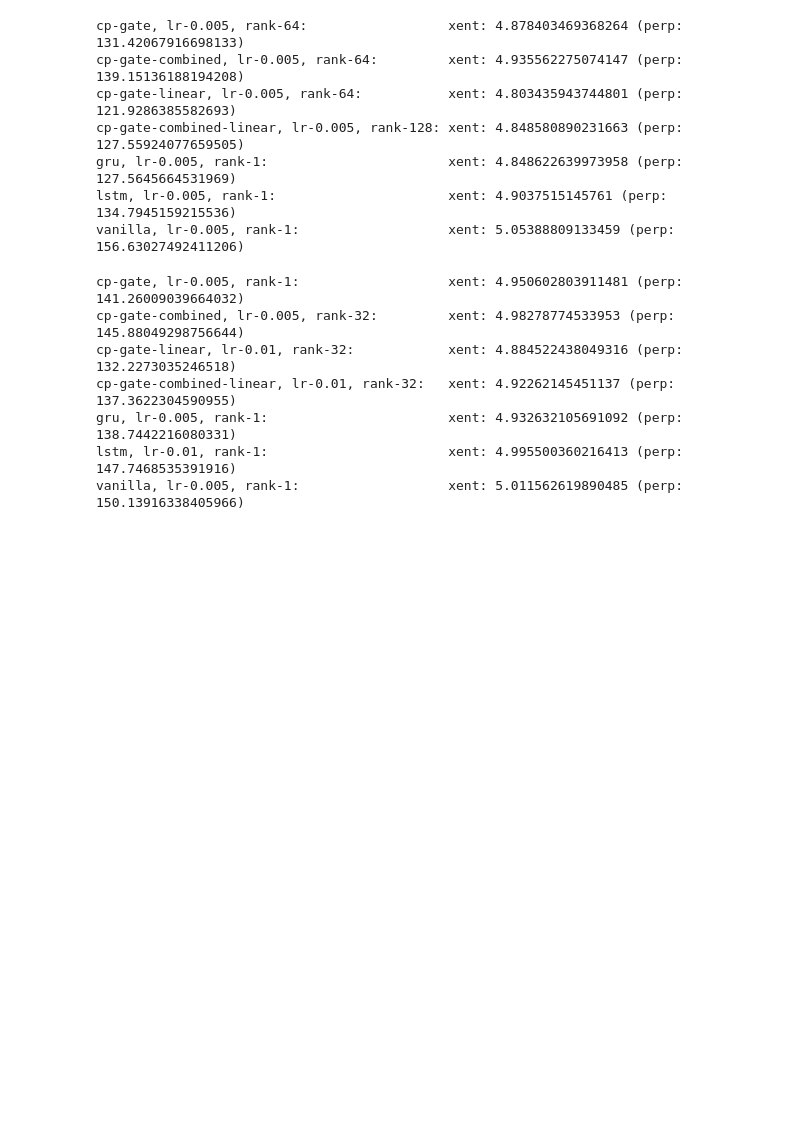
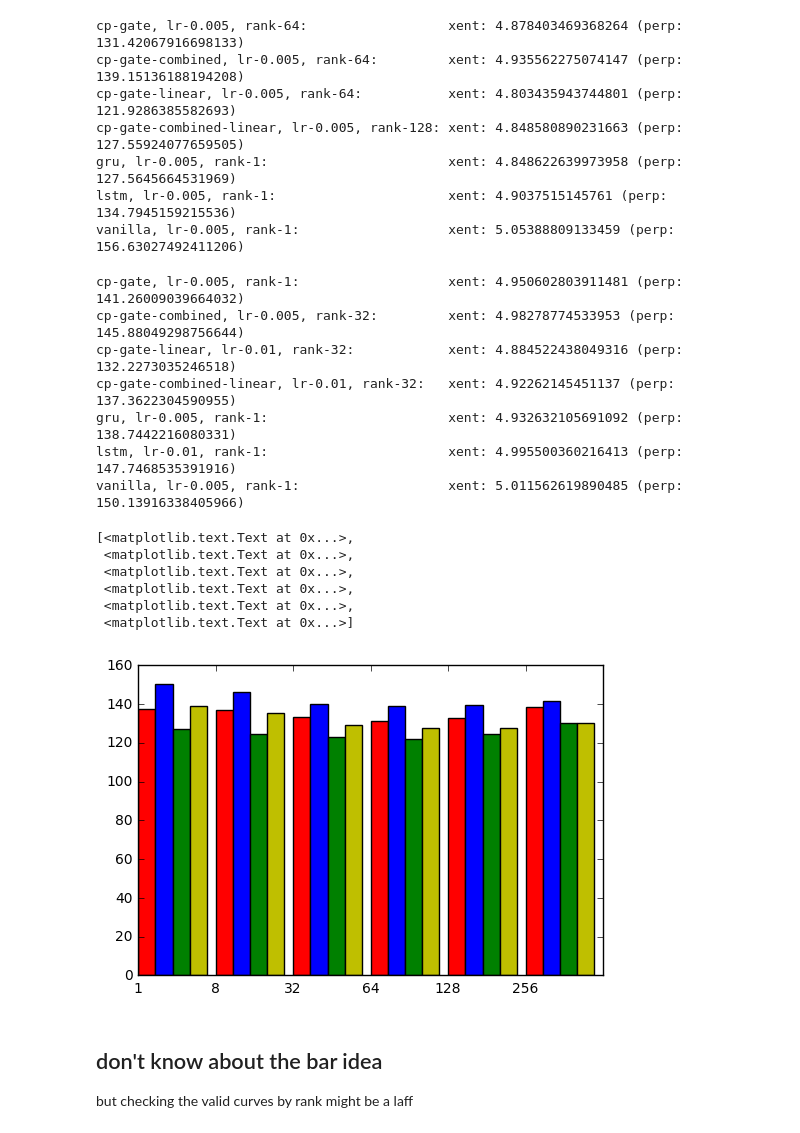
Before and after one commit to PFCM/489-notebooks, a Jupyter notebook: ptb_results.ipynb, the cells around one changed output. Cells and saved outputs as stored; diff of their text form; code cells hidden in the pictures; blank space fills up the shorter version.

```diff
--- a/ptb_results.ipynb
+++ b/ptb_results.ipynb
@@ -111,8 +126,8 @@ plt.legend(*rects)
 # %%
 for cell in ['cp-gate', 'cp-gate-combined', 'cp-gate-linear', 'cp-gate-combined-linear', 'gru', 'lstm', 'vanilla']:
     print('~'*30)
-    for xent, run in get_all(cell, root='../mrnn/ptb_grid_width128_sl150/'):
-        print_results(xent, run)
+    for xent, run, _ in get_all(cell, root='../mrnn/ptb_grid_width128_sl150/'):
+        print_results(xent, run, _)
 # %% [output]
 ~~~~~~~~~~~~~~~~~~~~~~~~~~~~~~
 cp-gate, lr-0.005, rank-1:                   xent: 4.922528319888645 (perp: 137.34943787531049)
@@ -153,3 +168,33 @@ cp-gate-combined-linear, lr-0.01, rank-32:   xent: 4.92262145451137 (perp: 137.3
 gru, lr-0.005, rank-1:                       xent: 4.932632105691092 (perp: 138.7442216080331)
 lstm, lr-0.01, rank-1:                       xent: 4.995500360216413 (perp: 147.7468535391916)
 vanilla, lr-0.005, rank-1:                   xent: 5.011562619890485 (perp: 150.13916338405966)
+# %%
+axes = plt.subplot(111)
+width = 1/4.5
+
+colours = ['r', 'b', 'g', 'y']
+cells = ['cp-gate', 'cp-gate-combined', 'cp-gate-linear', 'cp-gate-combined-linear']
+rects = [[], []]
+for i, cell in enumerate(cells):
+    data = results_by_rank(cell, root='../mrnn/ptb_grid_width128_sl150/')
+    data = sorted(data)
+    ixes = np.arange(len(data))
+    rect = plt.bar(ixes + (i*width), np.exp([item[1] for item in data]), width, color=colours[i])
+    rects[0].append(rect[0])
+    rects[1].append(cell)
+
+axes.set_xticklabels([item[0] for item in data])
+#plt.ylim(4, 6)
+#plt.legend(*rects)
+# %% [output]
+[<matplotlib.text.Text at 0x...>,
+ <matplotlib.text.Text at 0x...>,
+ <matplotlib.text.Text at 0x...>,
+ <matplotlib.text.Text at 0x...>,
+ <matplotlib.text.Text at 0x...>,
+ <matplotlib.text.Text at 0x...>]
+[figure, added]
+# %% [markdown]
+## don't know about the bar idea
+
+but checking the valid curves by rank might be a laff
```
Also changed, not shown: parts of 16 cells of this notebook, 4 other files.
